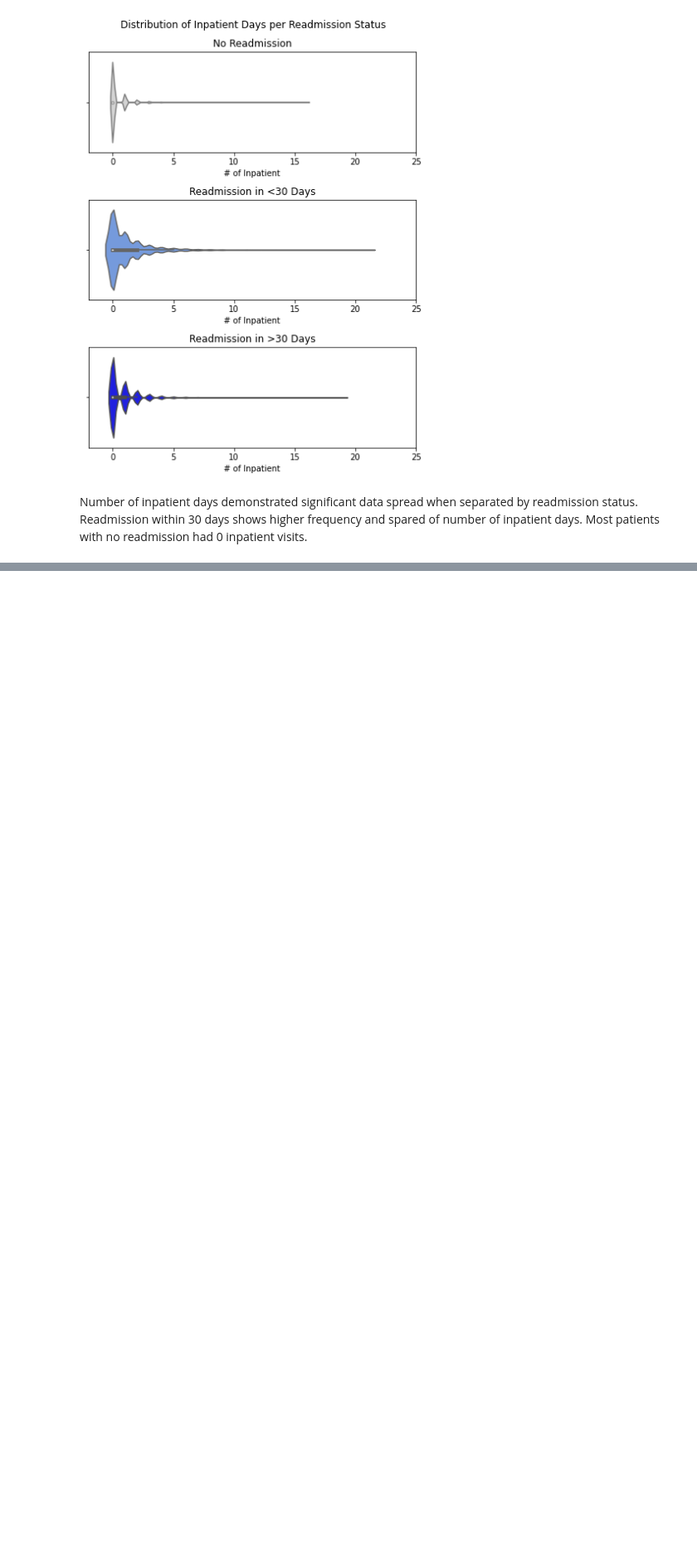
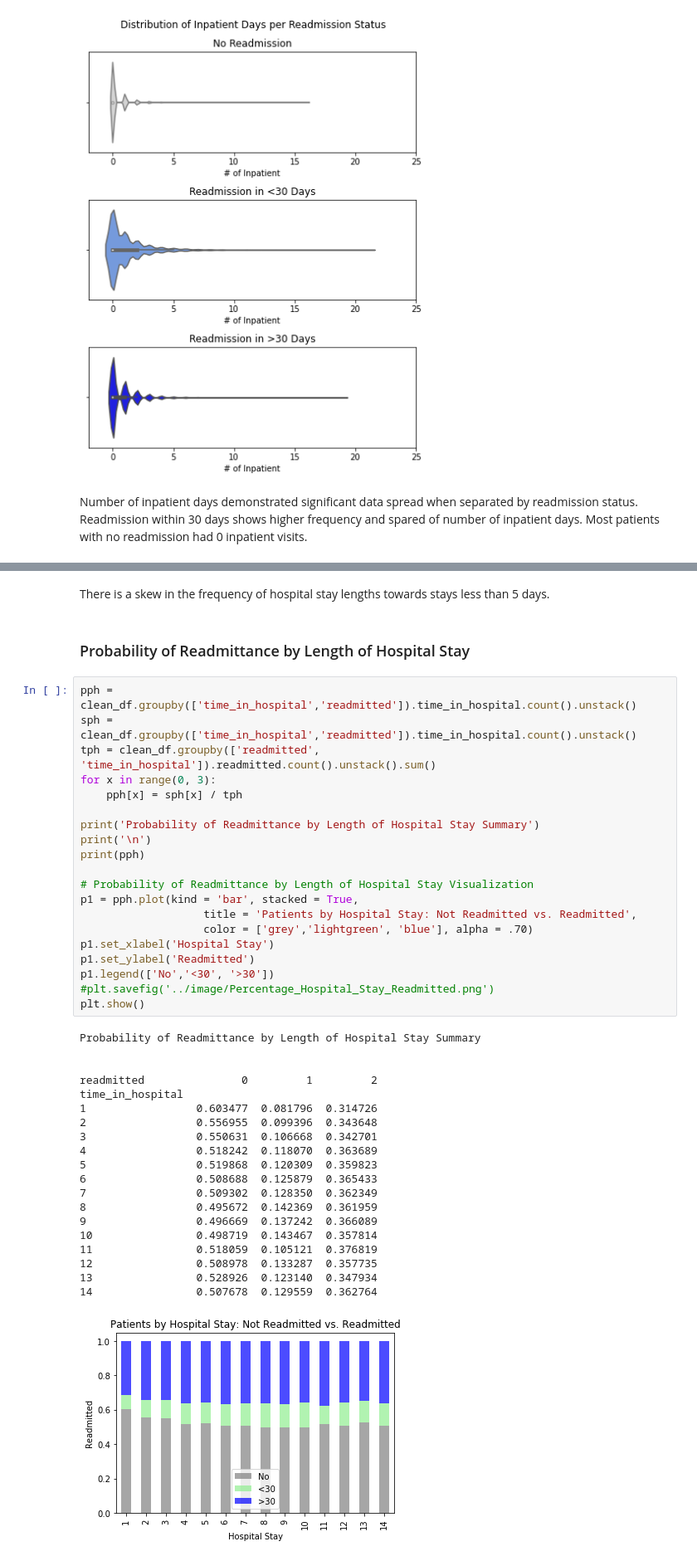
Before and after one commit to yunghanjeong/diabetic_readmission_prediction, a Jupyter notebook: notebooks/diabetes_readmission_eda.ipynb, the cells around one changed output, grey strips where cells are left out. Shown at 83% size. Saved outputs shown, nothing was run; the diff lists cells and outputs as text; blank space fills up the shorter version.

```diff
--- a/notebooks/diabetes_readmission_eda.ipynb
+++ b/notebooks/diabetes_readmission_eda.ipynb
@@ -174,0 +305,45 @@ Number of inpatient days demonstrated significant data spread when separated by
+# %% [markdown]
+There is a skew in the frequency of hospital stay lengths towards stays less than 5 days.
+# %% [markdown]
+### Probability of Readmittance by Length of Hospital Stay
+# %%
+pph = clean_df.groupby(['time_in_hospital','readmitted']).time_in_hospital.count().unstack()
+sph = clean_df.groupby(['time_in_hospital','readmitted']).time_in_hospital.count().unstack()
+tph = clean_df.groupby(['readmitted', 'time_in_hospital']).readmitted.count().unstack().sum()
+for x in range(0, 3):
+    pph[x] = sph[x] / tph
+
+print('Probability of Readmittance by Length of Hospital Stay Summary')
+print('\n')
+print(pph)
+
+# Probability of Readmittance by Length of Hospital Stay Visualization
+p1 = pph.plot(kind = 'bar', stacked = True,
+                   title = 'Patients by Hospital Stay: Not Readmitted vs. Readmitted',
+                   color = ['grey','lightgreen', 'blue'], alpha = .70)
+p1.set_xlabel('Hospital Stay')
+p1.set_ylabel('Readmitted')
+p1.legend(['No','<30', '>30'])
+#plt.savefig('../image/Percentage_Hospital_Stay_Readmitted.png')
+plt.show()
+# %% [output]
+Probability of Readmittance by Length of Hospital Stay Summary
+
+
+readmitted               0         1         2
+time_in_hospital
+1                 0.603477  0.081796  0.314726
+2                 0.556955  0.099396  0.343648
+3                 0.550631  0.106668  0.342701
+4                 0.518242  0.118070  0.363689
+5                 0.519868  0.120309  0.359823
+6                 0.508688  0.125879  0.365433
+7                 0.509302  0.128350  0.362349
+8                 0.495672  0.142369  0.361959
+9                 0.496669  0.137242  0.366089
+10                0.498719  0.143467  0.357814
+11                0.518059  0.105121  0.376819
+12                0.508978  0.133287  0.357735
+13                0.528926  0.123140  0.347934
+14                0.507678  0.129559  0.362764
+[figure, added]
```
Also changed, not shown: parts of 14 cells of this notebook, 1 other file.
